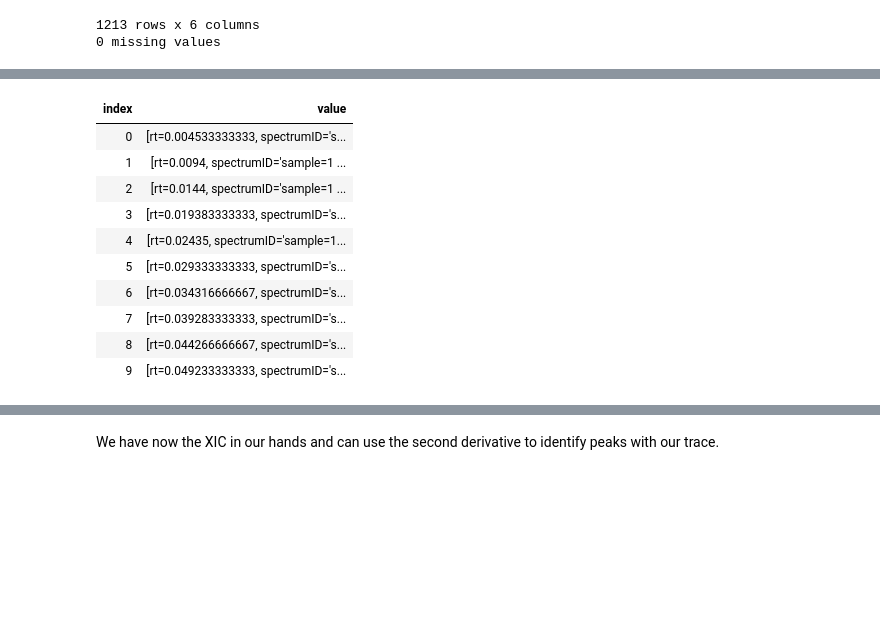
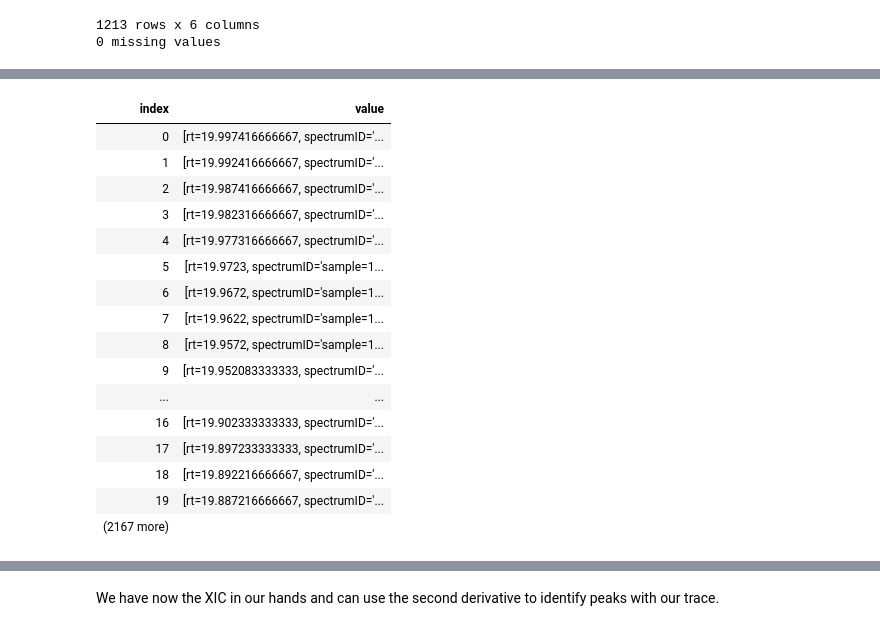
Before and after one commit to paulineHans/BIO-BTE-06-L-7, a Jupyter notebook: Notebooks/NB05a_Quantification.ipynb, the cells around one changed output, grey strips where cells are left out. Drawn from its saved outputs; the diff is of its cells as text; code cells hidden in the pictures; blank space fills up the shorter version.

```diff
--- a/Notebooks/NB05a_Quantification.ipynb
+++ b/Notebooks/NB05a_Quantification.ipynb
@@ -155,29 +208,35 @@ data
 # %%
 // Code-Block 1
 let directory = __SOURCE_DIRECTORY__
 let path = Path.Combine[|directory;"downloads/qPgr1_1_5 1.mzlite"|]
 
 let runID = "sample=0"
 let mzReader = new MzIO.MzSQL.MzSQL(path)
 let cn = mzReader.Open()
 let transaction = mzReader.BeginTransaction()
 
 // Indexes all spectra of the related sample run
 let idx = MzIO.Processing.Query.getMS1RTIdx mzReader runID
 idx
 
-let rtIndex = idx |> Seq.toArray
-rtIndex |> Array.take 10
+let rtIndex = idx |> Seq.toArray |> Array.rev
+rtIndex
 # %% [output]
 | index | value |
-| 0 | [rt=0.004533333333, spectrumID='s... |
-| 1 | [rt=0.0094, spectrumID='sample=1 ... |
-| 2 | [rt=0.0144, spectrumID='sample=1 ... |
-| 3 | [rt=0.019383333333, spectrumID='s... |
-| 4 | [rt=0.02435, spectrumID='sample=1... |
-| 5 | [rt=0.029333333333, spectrumID='s... |
-| 6 | [rt=0.034316666667, spectrumID='s... |
-| 7 | [rt=0.039283333333, spectrumID='s... |
-| 8 | [rt=0.044266666667, spectrumID='s... |
-| 9 | [rt=0.049233333333, spectrumID='s... |
+| 0 | [rt=19.997416666667, spectrumID='... |
+| 1 | [rt=19.992416666667, spectrumID='... |
+| 2 | [rt=19.987416666667, spectrumID='... |
+| 3 | [rt=19.982316666667, spectrumID='... |
+| 4 | [rt=19.977316666667, spectrumID='... |
+| 5 | [rt=19.9723, spectrumID='sample=1... |
+| 6 | [rt=19.9672, spectrumID='sample=1... |
+| 7 | [rt=19.9622, spectrumID='sample=1... |
+| 8 | [rt=19.9572, spectrumID='sample=1... |
+| 9 | [rt=19.952083333333, spectrumID='... |
+| ... | ... |
+| 16 | [rt=19.902333333333, spectrumID='... |
+| 17 | [rt=19.897233333333, spectrumID='... |
+| 18 | [rt=19.892216666667, spectrumID='... |
+| 19 | [rt=19.887216666667, spectrumID='... |
+| (2167 more) |  |
 # %%
```
Also changed, not shown: parts of 14 cells of this notebook, 1 other file.
